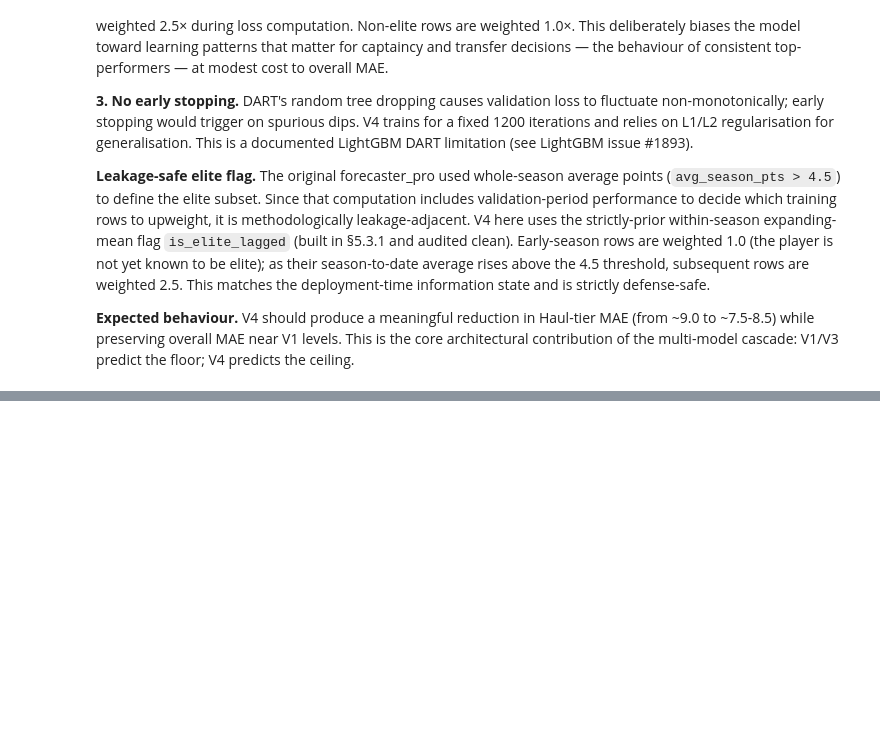
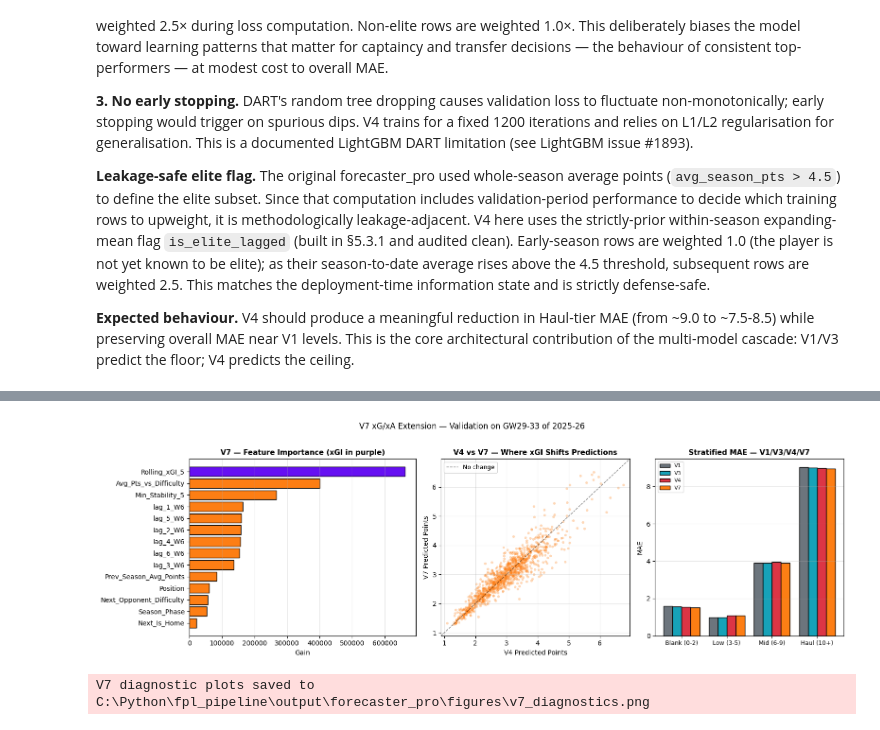
Before and after one commit to sophiedelrey/fpl_pipeline, a Jupyter notebook: forecasting_and_backtest.ipynb, the cells around one changed output, grey strips where cells are left out. Saved outputs shown, nothing was run; the diff lists cells and outputs as text; code cells hidden in the pictures; blank space fills up the shorter version.

Commit message:
new forecaster

```diff
--- a/forecasting_and_backtest.ipynb
+++ b/forecasting_and_backtest.ipynb
@@ -4326,0 +4698,74 @@ log.info("─" * 60)
+# %%
+# 5.6.5 — V7 Diagnostic Visualizations
+
+fig = plt.figure(figsize=(16, 5))
+gs  = gridspec.GridSpec(1, 3, figure=fig, width_ratios=[1.2, 1, 1])
+
+# ── Panel 1: V7 feature importance with xGI highlighted ────────────────────
+ax1 = fig.add_subplot(gs[0, 0])
+_importances = pd.Series(
+    model_v7.booster_.feature_importance(importance_type="gain"),
+    index=V7_FEATURES,
+).sort_values(ascending=True)
+_colors = ["#6610f2" if f == V7_EXTRA_FEATURE else "#fd7e14"
+           for f in _importances.index]
+ax1.barh(_importances.index, _importances.values,
+         color=_colors, edgecolor="black")
+ax1.set_xlabel("Gain")
+ax1.set_title("V7 — Feature Importance (xGI in purple)",
+              fontsize=11, fontweight="bold")
+ax1.grid(axis="x", alpha=0.3)
+
+# ── Panel 2: V4 vs V7 prediction shift on validation ───────────────────────
+ax2 = fig.add_subplot(gs[0, 1])
+ax2.scatter(v4_val_pred, v7_val_pred, alpha=0.3, s=15,
+            color="#fd7e14", edgecolors="none")
+_lim_min = min(float(v4_val_pred.min()), float(v7_val_pred.min())) - 0.2
+_lim_max = max(float(v4_val_pred.max()), float(v7_val_pred.max())) + 0.2
+ax2.plot([_lim_min, _lim_max], [_lim_min, _lim_max],
+         "k--", linewidth=1, alpha=0.5, label="No change")
+ax2.set_xlabel("V4 Predicted Points")
+ax2.set_ylabel("V7 Predicted Points")
+ax2.set_title("V4 vs V7 — Where xGI Shifts Predictions",
+              fontsize=11, fontweight="bold")
+ax2.legend(fontsize=9)
+ax2.grid(alpha=0.3)
+ax2.set_xlim(_lim_min, _lim_max)
+ax2.set_ylim(_lim_min, _lim_max)
+
+# ── Panel 3: Stratified MAE comparison V1/V3/V4/V7 ─────────────────────────
+ax3 = fig.add_subplot(gs[0, 2])
+_tier_names = list(v7_strat.keys())
+_v1_maes = [v1_strat[t]["mae"] for t in _tier_names]
+_v3_maes = [v3_strat[t]["mae"] for t in _tier_names]
+_v4_maes = [v4_strat[t]["mae"] for t in _tier_names]
+_v7_maes = [v7_strat[t]["mae"] for t in _tier_names]
+_x = np.arange(len(_tier_names))
+_w = 0.20
+ax3.bar(_x - 1.5*_w, _v1_maes, _w, label="V1", color="#6c757d", edgecolor="black")
+ax3.bar(_x - 0.5*_w, _v3_maes, _w, label="V3", color="#17a2b8", edgecolor="black")
+ax3.bar(_x + 0.5*_w, _v4_maes, _w, label="V4", color="#dc3545", edgecolor="black")
+ax3.bar(_x + 1.5*_w, _v7_maes, _w, label="V7", color="#fd7e14", edgecolor="black")
+ax3.set_xticks(_x)
+ax3.set_xticklabels(_tier_names, fontsize=9)
+ax3.set_ylabel("MAE")
+ax3.set_title("Stratified MAE — V1/V3/V4/V7", fontsize=11, fontweight="bold")
+ax3.legend(fontsize=8)
+ax3.grid(axis="y", alpha=0.3)
+
+plt.suptitle(
+    f"V7 xG/xA Extension — Validation on GW{VAL_START_GW}-{VAL_END_GW} "
+    f"of {CURRENT_SEASON}",
+    fontsize=12, y=1.02,
+)
+plt.tight_layout()
+
+_fig_path_v7 = FIGURES_DIR / "v7_diagnostics.png"
+plt.savefig(_fig_path_v7, dpi=120, bbox_inches="tight")
+plt.show()
+
+log.info("")
+log.info("V7 diagnostic plots saved to %s", _fig_path_v7)
+# %% [output]
+[figure, added]
+V7 diagnostic plots saved to C:\Python\fpl_pipeline\output\forecaster_pro\figures\v7_diagnostics.png
```
Also changed, not shown: parts of 41 cells of this notebook.
